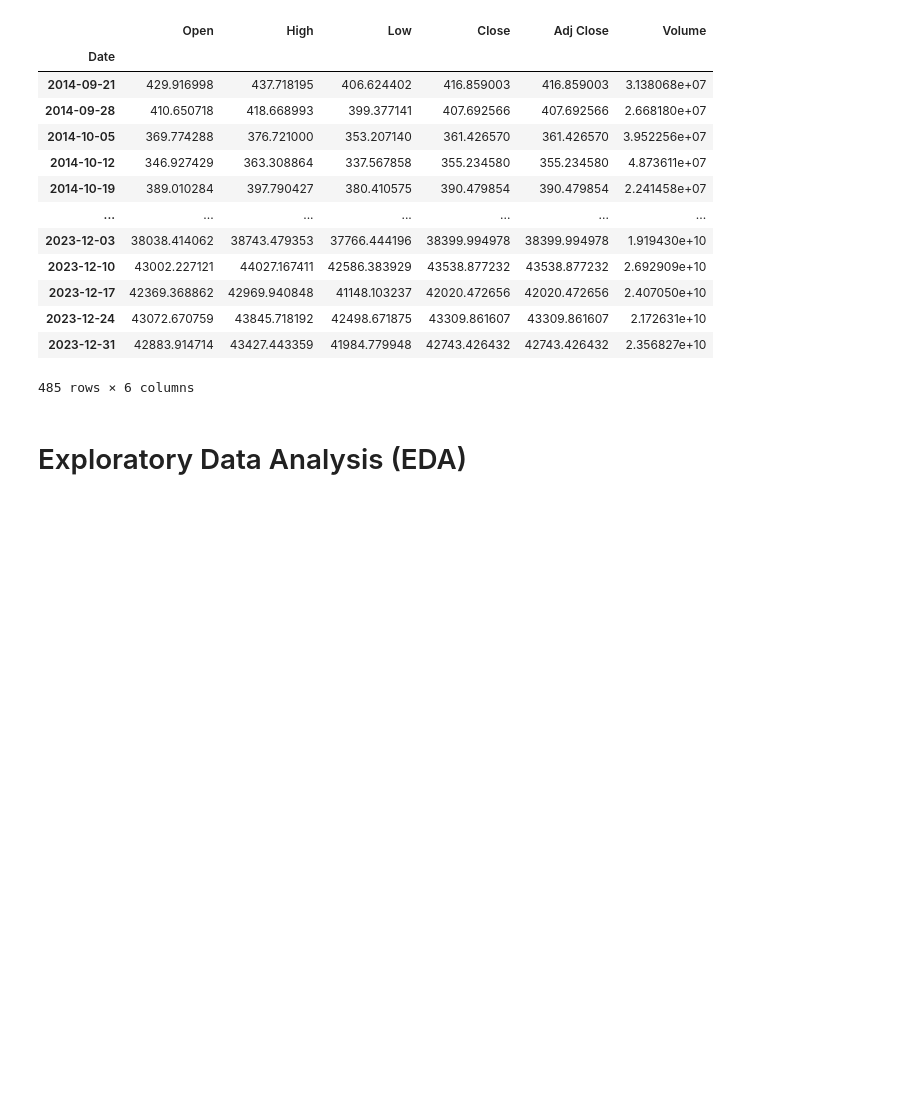
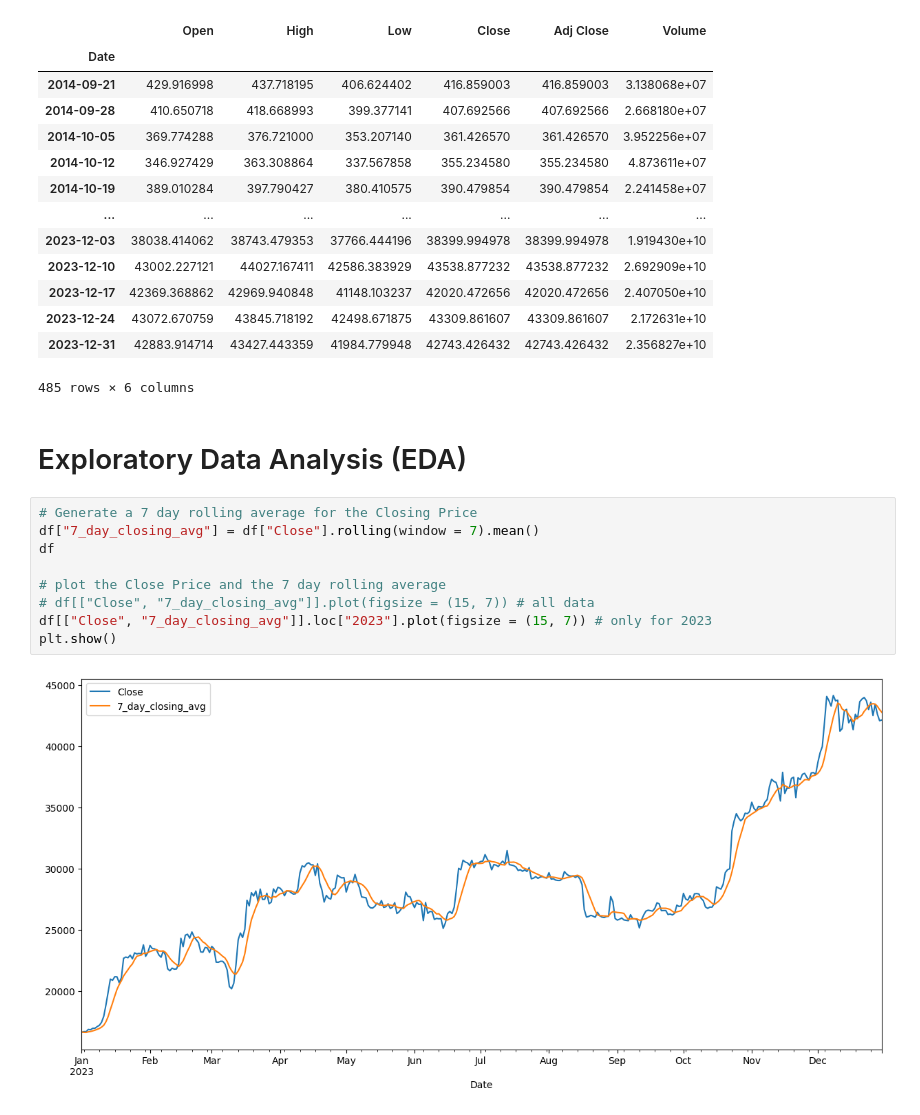
Before and after one commit to rizaho/ml_for_financial_analysis, a Jupyter notebook: 201_1_Introduction_to_Time_Series_Analysis.ipynb, the cells around one changed output. Saved outputs shown, nothing was run; the diff lists cells and outputs as text; blank space fills up the shorter version.

```diff
--- a/201_1_Introduction_to_Time_Series_Analysis.ipynb
+++ b/201_1_Introduction_to_Time_Series_Analysis.ipynb
@@ -97,3 +97,14 @@ df.resample("W").mean()
 485 rows × 6 columns
 # %% [markdown]
 # Exploratory Data Analysis (EDA)
+# %%
+# Generate a 7 day rolling average for the Closing Price
+df["7_day_closing_avg"] = df["Close"].rolling(window = 7).mean()
+df
+
+# plot the Close Price and the 7 day rolling average
+# df[["Close", "7_day_closing_avg"]].plot(figsize = (15, 7)) # all data
+df[["Close", "7_day_closing_avg"]].loc["2023"].plot(figsize = (15, 7)) # only for 2023
+plt.show()
+# %% [output]
+[figure, added]
```
Also changed, not shown: parts of 1 cell of this notebook.
